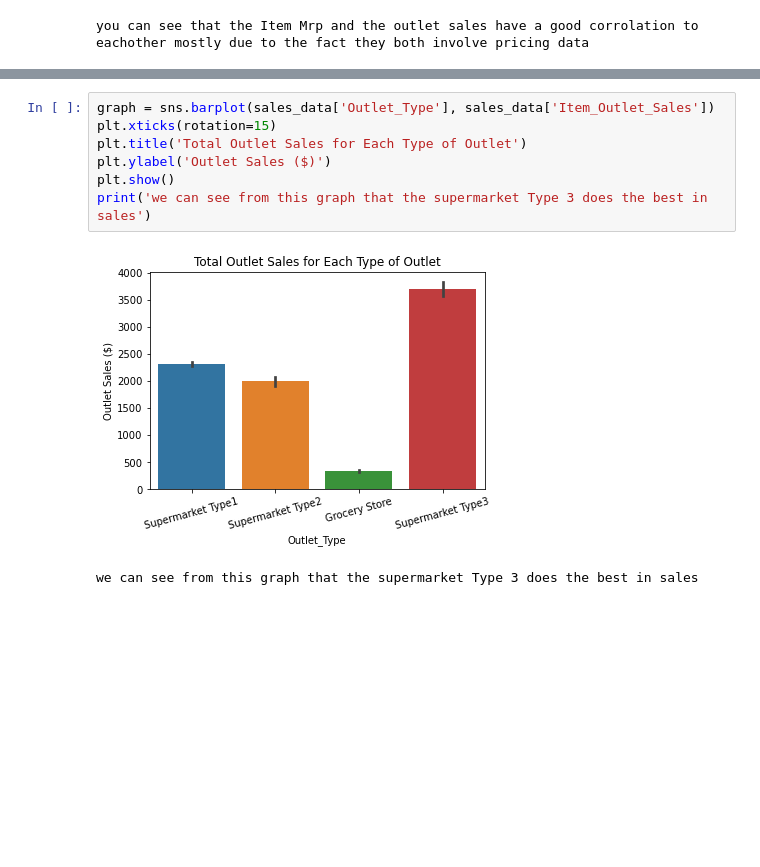
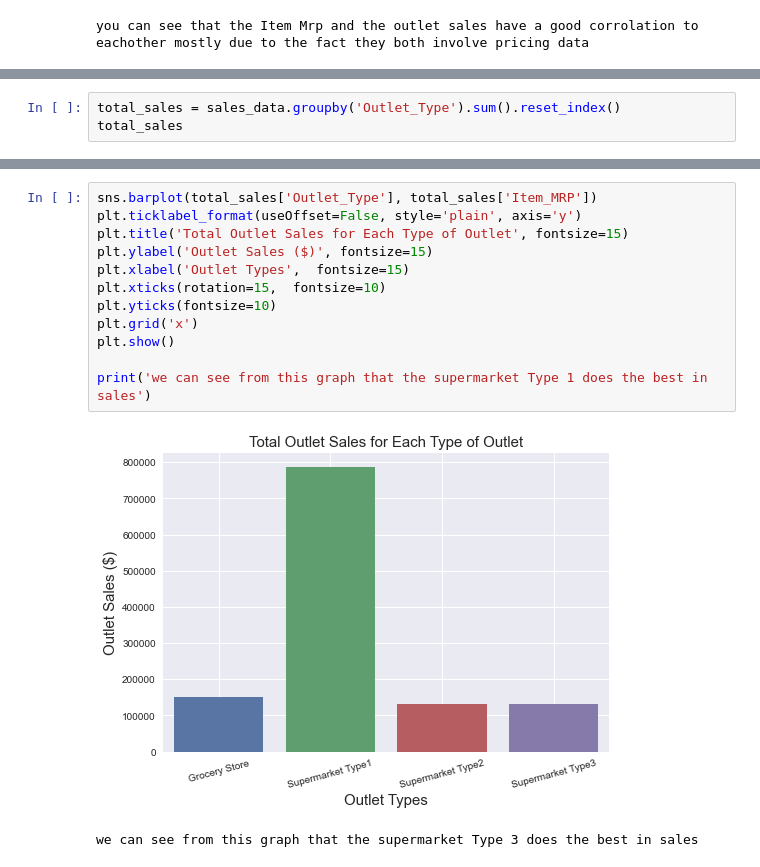
Before and after one commit to SpencerReno/sales-predictions, a Jupyter notebook: Sales_predictions.ipynb, the cells around one changed output, grey strips where cells are left out. Cells and saved outputs as stored; diff of their text form; blank space fills up the shorter version.

```diff
--- a/Sales_predictions.ipynb
+++ b/Sales_predictions.ipynb
@@ -215,0 +219,3 @@ you can see that the Item Mrp and the outlet sales have a good corrolation to ea
+# %%
+total_sales = sales_data.groupby('Outlet_Type').sum().reset_index()
+total_sales
@@ -216,10 +228,15 @@ you can see that the Item Mrp and the outlet sales have a good corrolation to ea
 # %%
-graph = sns.barplot(sales_data['Outlet_Type'], sales_data['Item_Outlet_Sales'])
-plt.xticks(rotation=15)
-plt.title('Total Outlet Sales for Each Type of Outlet')
-plt.ylabel('Outlet Sales ($)')
+sns.barplot(total_sales['Outlet_Type'], total_sales['Item_MRP'])
+plt.ticklabel_format(useOffset=False, style='plain', axis='y')
+plt.title('Total Outlet Sales for Each Type of Outlet', fontsize=15)
+plt.ylabel('Outlet Sales ($)', fontsize=15)
+plt.xlabel('Outlet Types',  fontsize=15)
+plt.xticks(rotation=15,  fontsize=10)
+plt.yticks(fontsize=10)
+plt.grid('x')
 plt.show()
-print('we can see from this graph that the supermarket Type 3 does the best in sales')
+
+print('we can see from this graph that the supermarket Type 1 does the best in sales')
 # %% [output]
-[figure, old version]
+[figure, new version]
 we can see from this graph that the supermarket Type 3 does the best in sales
```
Also changed, not shown: parts of 7 cells of this notebook.
